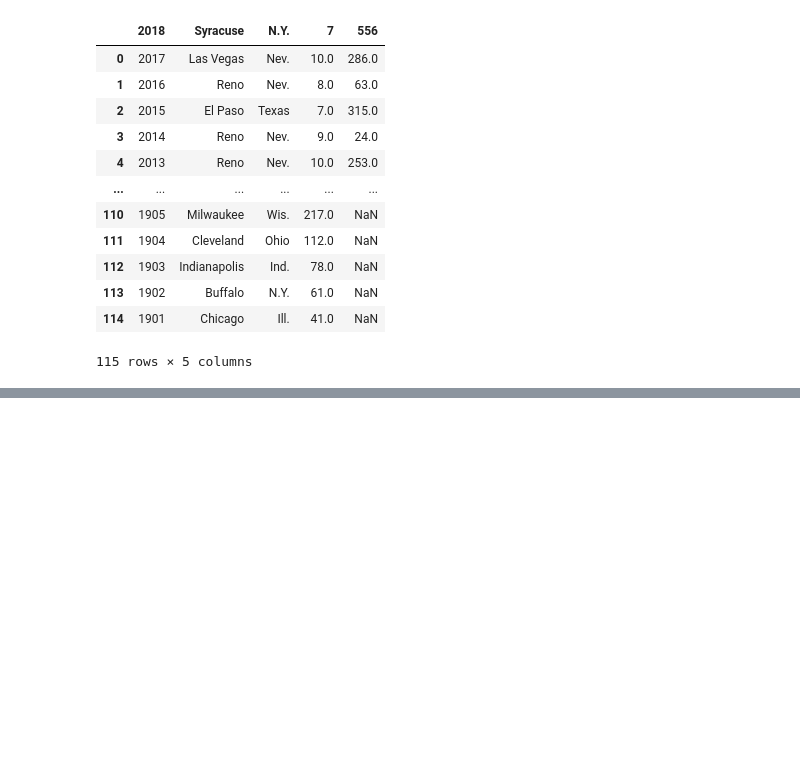
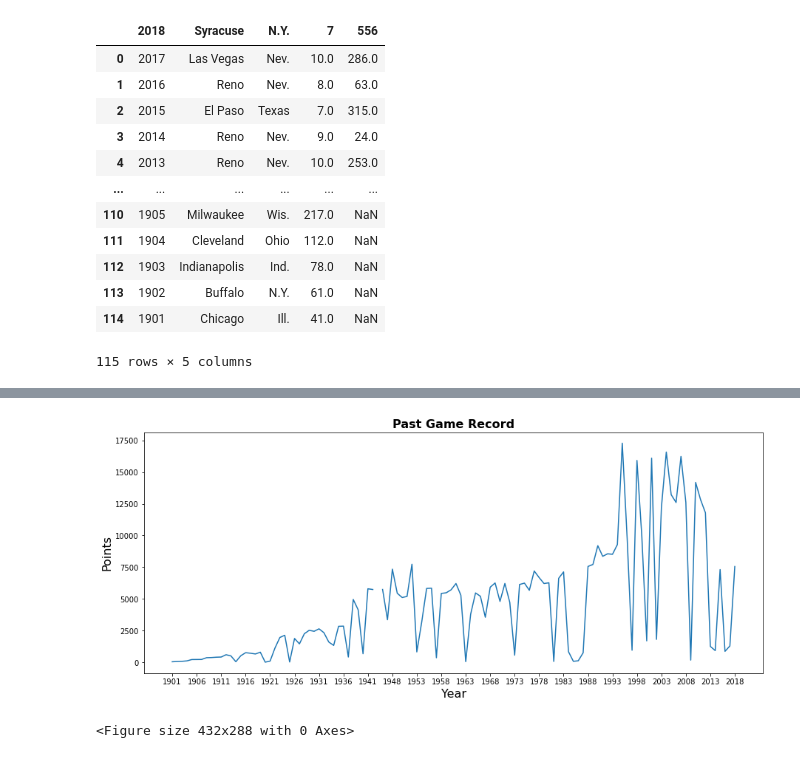
Before and after one commit to shrpatil/Intro-to-Data-Science, a Jupyter notebook: Week04/lab2_apply.ipynb, the cells around one changed output, grey strips where cells are left out. Drawn from its saved outputs; the diff is of its cells as text; code cells hidden in the pictures; blank space fills up the shorter version.

```diff
--- a/Week04/lab2_apply.ipynb
+++ b/Week04/lab2_apply.ipynb
@@ -85 +112,22 @@ df
 116 rows × 6 columns
+# %%
+import matplotlib.pyplot as plt
+import matplotlib.ticker as ticker
+import numpy as np
+
+plt.figure(figsize=(15,6))
+ax = plt.axes()
+ax.set_xticks(np.arange(0, len(df['Year'])+1,5))
+
+
+
+ax.plot(df['Year'],df['Total'])
+plt.title("Past Game Record",fontsize =16,fontweight="bold")
+plt.xlabel('Year',fontsize =16)
+plt.ylabel('Points',fontsize =16)
+plt.show()
+
+plt.tight_layout()
+# %% [output]
+[figure, added]
+<Figure size 432x288 with 0 Axes>
```
Also changed, not shown: parts of 8 cells of this notebook, 1 other file.
